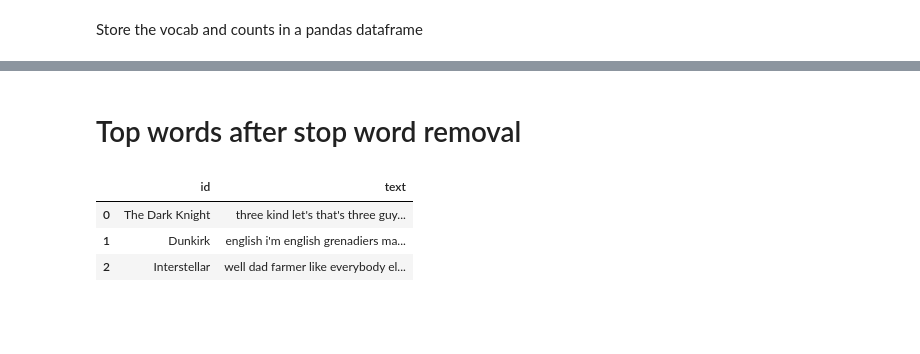
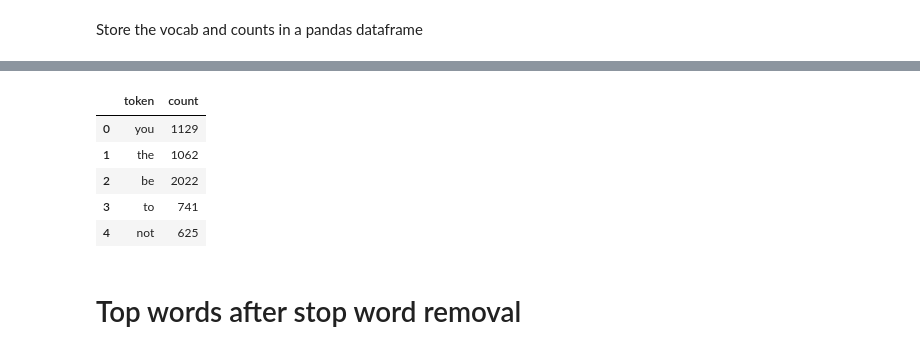
Before and after one commit to mrasyadc/activity4-nlp-subtitle-analysis, a Jupyter notebook: theme-subtitle.ipynb, the cells around one changed output, grey strips where cells are left out. Cells and saved outputs as stored; diff of their text form; code cells hidden in the pictures; blank space fills up the shorter version.

```diff
--- a/theme-subtitle.ipynb
+++ b/theme-subtitle.ipynb
@@ -149,2 +325,11 @@ top_vocab.plot(kind = 'barh', figsize=(5,10), xlim= (150, 1129))
+# %%
+vocab_aft_lemmtag.head()
+# %% [output]
+|  | token | count |
+| 0 | you | 1129 |
+| 1 | the | 1062 |
+| 2 | be | 2022 |
+| 3 | to | 741 |
+| 4 | not | 625 |
 # %% [markdown]
 # Top words after stop word removal
@@ -161,8 +335,0 @@ def remove_stopwords(text):
-# %%
-corpus_df['text'] = corpus_df['text'].apply(remove_stopwords)
-corpus_df
-# %% [output]
-|  | id | text |
-| 0 | The Dark Knight | three kind let's that's three guy... |
-| 1 | Dunkirk | english i'm english grenadiers ma... |
-| 2 | Interstellar | well dad farmer like everybody el... |
```
Also changed, not shown: parts of 33 cells of this notebook, 1 other file.
